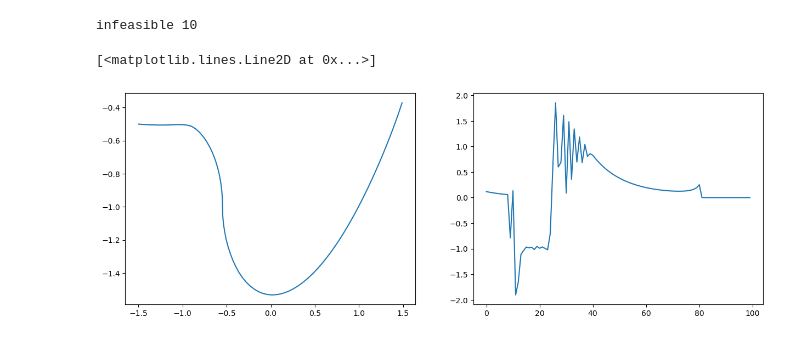
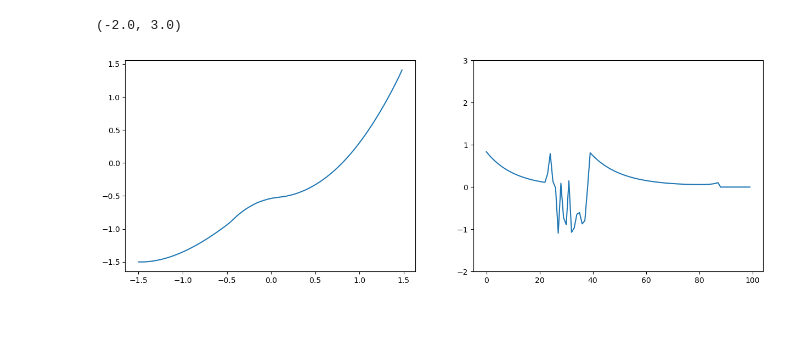
Before and after one commit to stevenwman/latent-affine-safety, a Jupyter notebook: safety_switching.ipynb, the cells around one changed output. Drawn from its saved outputs; the diff is of its cells as text; code cells hidden in the pictures.

Commit message:
Add QP and sampling to safet_policies

```diff
--- a/safety_switching.ipynb
+++ b/safety_switching.ipynb
@@ -156,83 +153,53 @@ ani.save('reachability_animation.gif')  # Save as GIF
 # Simulate with QP
 import safety_policies
 importlib.reload(safety_policies)
-from safety_policies import safety_filter
-import v_func_utils
-importlib.reload(v_func_utils)
-from v_func_utils import get_spatial_grad, compute_jacobian
+from safety_policies import safety_filter, qp_filter
 
 N = 100
 dt = 0.1
 actions = torch.zeros(N, 1)
 values = torch.zeros(N, 1)
 states = torch.zeros(N, 3)
-states[0,:] = torch.tensor([-1.5, -0.5, -0.05])
+states[0,:] = torch.tensor([-1.5, -1.5, -0.05])
 u_max = 3
 
 # Define function for gradient
 vgrad = lambda state: get_spatial_grad(value_func.V, state, eps=0.05)
 
 eps = 0.05
 dubins.speed = 0.5
-goal_state = torch.tensor([1.5, -0.3, 0])
+goal_state = torch.tensor([1.5, 1.5, 0])
 for k in range(0, N-1):
     # Nominal policy, steer towards goal
     err = dubins.state_error(goal_state, states[k, :])
     if np.linalg.norm(err[:2]) < 0.1:
         dubins.speed = 0 # Stop when we reach the goal
         actions[k, 0] = 0
     else:
         theta = np.arctan2(err[1], err[0])
         theta_err = dubins.state_error(torch.tensor([0, 0, theta]), states[k, :])[2]
         actions[k, 0] = max(-u_max, min(u_max, theta_err))
 
     # Filter the policy using a QP
-    # Linearize dynamics around state, action = 0
-    A = compute_jacobian(lambda state: dubins.discrete_rk4(state, torch.zeros((1,1)), dt), states[k:k+1, :])
-    B = compute_jacobian(lambda action: dubins.discrete_rk4(states[k:k+1, :], action, dt), actions[k:k+1, :]*0)
+    actions[k, 0], status = qp_filter(actions[k, 0], value_func.V, vgrad, states[k:k+1,:], u_max, 0.03, dubins, dt)
 
-    # Linearize the value function around the state
-    dV_dx = vgrad(states[k, :])
-
-    # Approximation is V(f(x, u)) = V(f(x, 0) + Bu) = V(f(x, 0)) + dV_dxBu >= eps
-    # Cost is (u - u_nom)'(u - u_nom) = u'u - 2*u'u_nom
-    P = sparse.csc_matrix([[1.0]], dtype=float)
-    q = -np.array(actions[k])
-    A = sparse.csc_matrix(np.vstack([dV_dx@B, np.array([[1.0]])]))
-    l = np.array([eps - value_func.V(dubins.discrete_rk4(states[k:k+1, :], torch.zeros((1, 1)), dt).squeeze()), -u_max])
-    u = np.array([1e6, u_max])
-
-    prob = osqp.OSQP()
-    prob.setup(P, q, A, l, u, verbose = False, eps_abs=1e-6, eps_rel=0)
-    res = prob.solve()
-    # print(states[k, :])
-    # print(dV_dx@B)
-    if res.info.status != 'solved':
+    if status != 'solved': # Fall back to safety filter
         print("infeasible", k)
-        # print(res.x)
-        # print(dV_dx)
-        # print(B)
-        # print(dV_dx@B)
-        # print(value_func.V(states[k, :]))
-        # print(value_func.V(dubins.discrete_rk4(states[k:k+1, :], torch.zeros((1, 1)), dt).squeeze()))
         actions[k, 0] = safety_filter(actions[k, 0], value_func.V, vgrad, states[k, :], u_max, eps)
-    else:
-        actions[k,0] = res.x[0]
-
 
     # actions[k, 0] = safety_filter(actions[k, 0], value_func.V, vgrad, states[k, :], u_max, eps)
 
     states[k +1:k+2, :] = dubins.discrete_rk4(states[k:k+1, :], actions[k:k+1, :], dt)
 
 plt.figure(figsize=(15,5))
 plt.subplot(1, 2, 1)
 plt.plot(states[:, 0], states[:, 1])
 plt.subplot(1, 2, 2)
 plt.plot(actions)
+plt.ylim(-2, 3)
 # %% [output]
-infeasible 10
+(-2.0, 3.0)
-[<matplotlib.lines.Line2D at 0x...>]
-[figure, old version]
+[figure, new version]
 # %%
 # Animate
 import matplotlib.animation as animation
```
Also changed, not shown: parts of 7 cells of this notebook, 3 other files.
